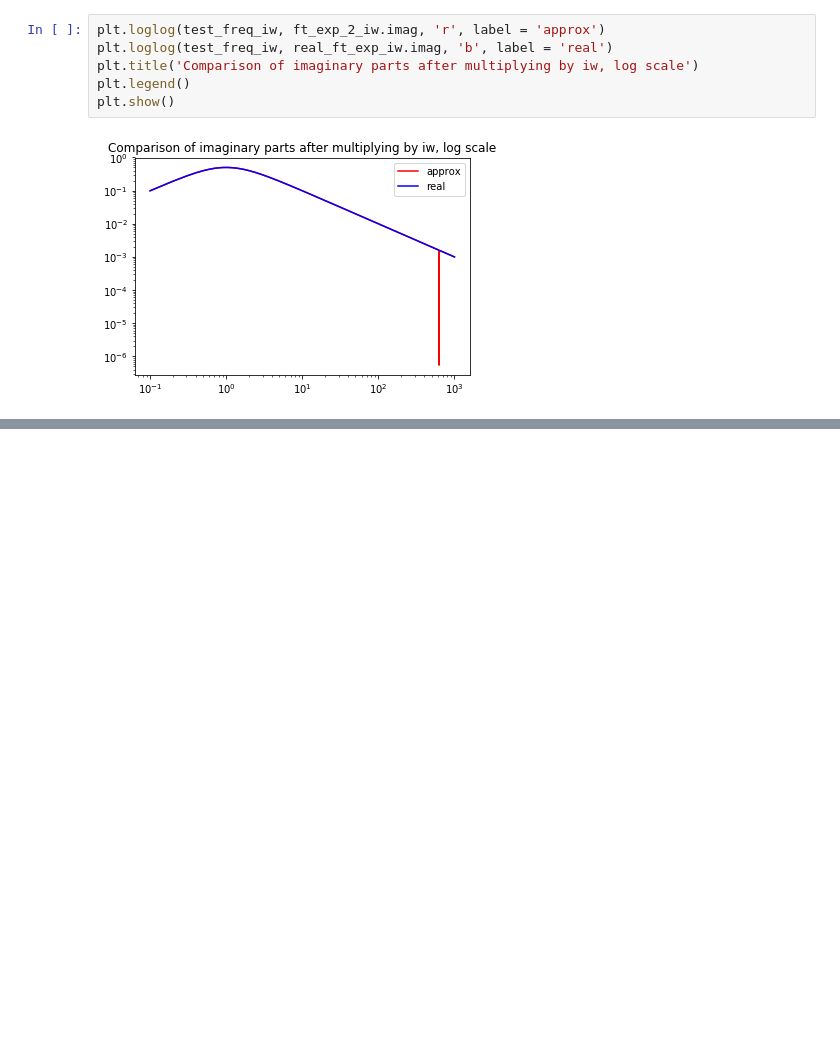
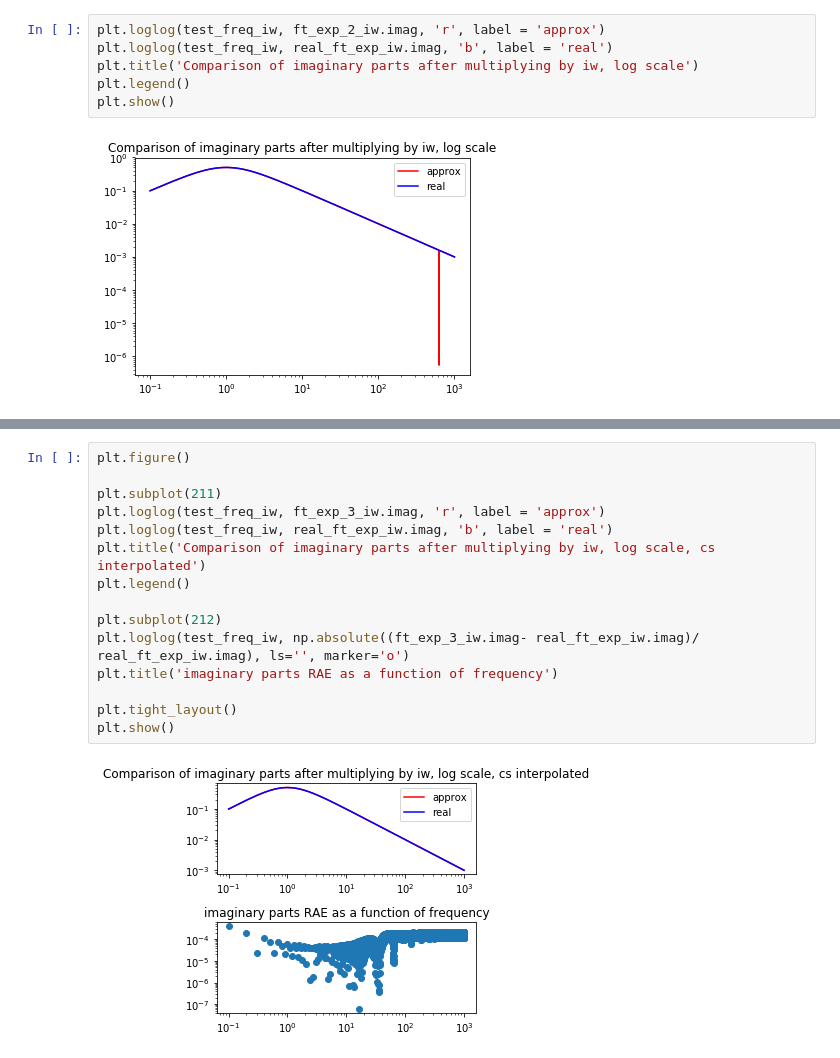
Before and after one commit to Hellinger/ECG-Manlio, a Jupyter notebook: exp_function.ipynb, the cells around one changed output, grey strips where cells are left out. Saved outputs shown, nothing was run; the diff lists cells and outputs as text; blank space fills up the shorter version.

```diff
--- a/exp_function.ipynb
+++ b/exp_function.ipynb
@@ -112,0 +165,17 @@ plt.show()
+# %%
+plt.figure()
+
+plt.subplot(211)
+plt.loglog(test_freq_iw, ft_exp_3_iw.imag, 'r', label = 'approx')
+plt.loglog(test_freq_iw, real_ft_exp_iw.imag, 'b', label = 'real')
+plt.title('Comparison of imaginary parts after multiplying by iw, log scale, cs interpolated')
+plt.legend()
+
+plt.subplot(212)
+plt.loglog(test_freq_iw, np.absolute((ft_exp_3_iw.imag- real_ft_exp_iw.imag)/ real_ft_exp_iw.imag), ls='', marker='o')
+plt.title('imaginary parts RAE as a function of frequency')
+
+plt.tight_layout()
+plt.show()
+# %% [output]
+[figure, added]
```
Also changed, not shown: parts of 7 cells of this notebook.
